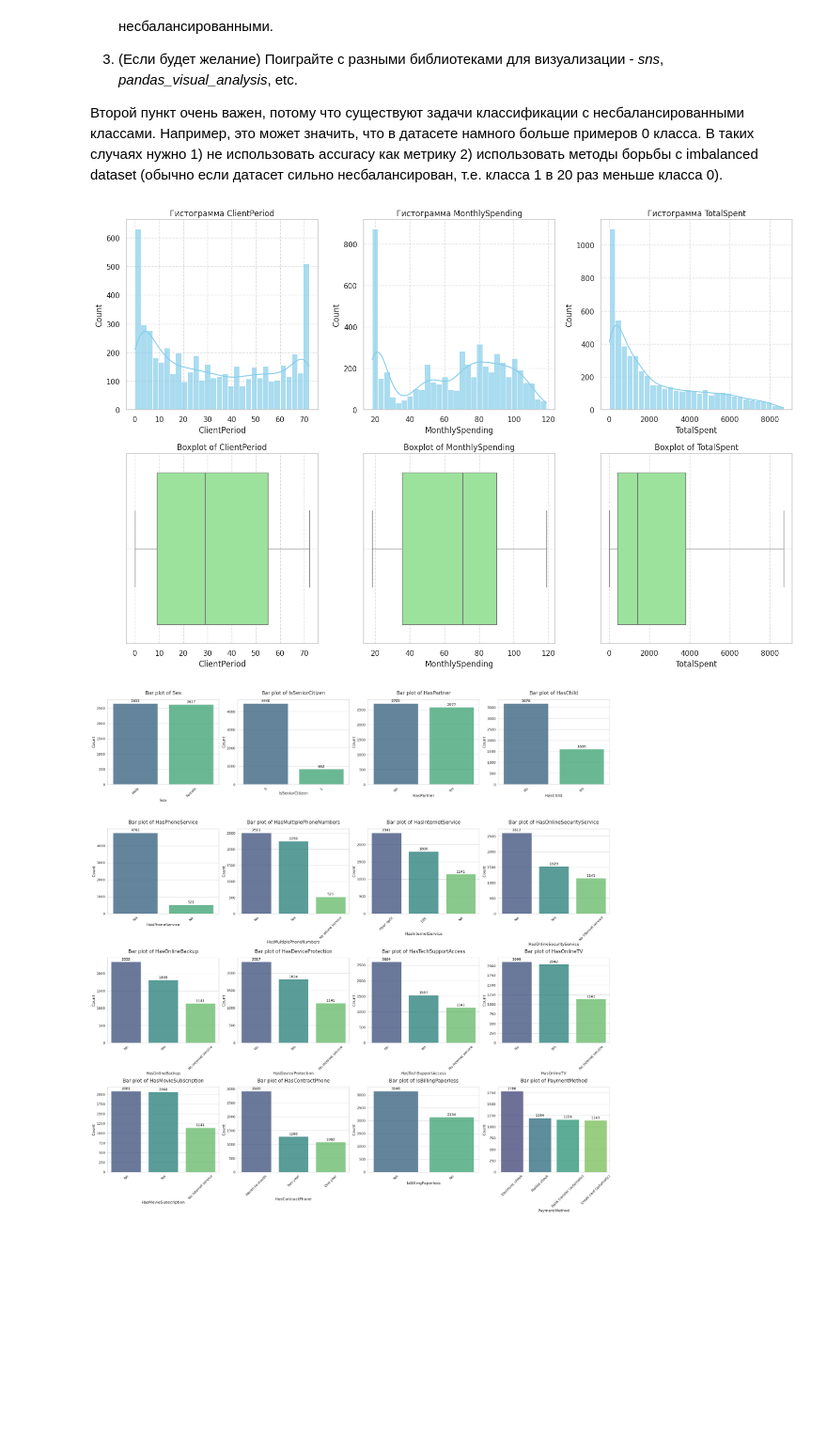
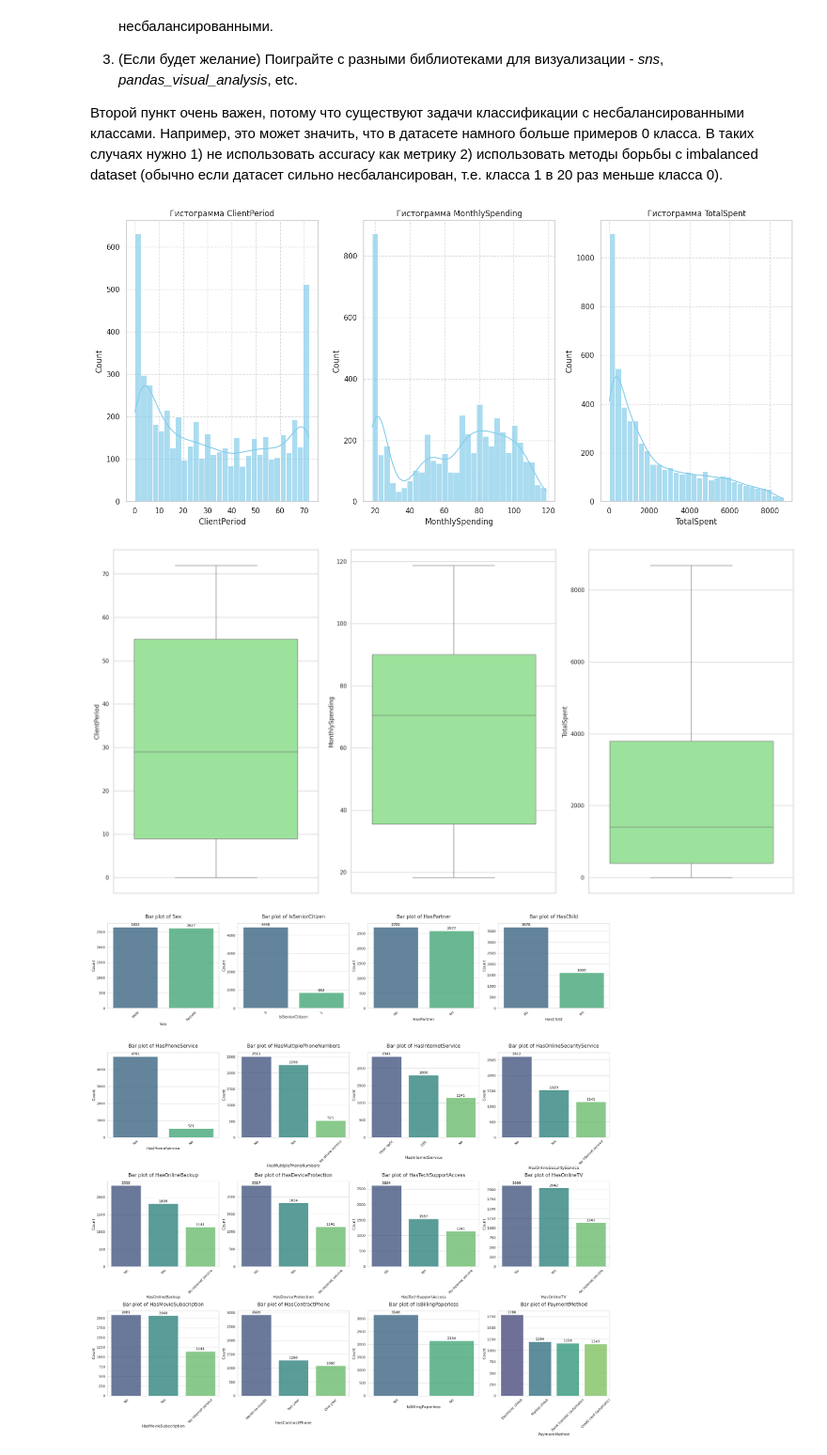
Before and after one commit to k-gorbenko/-DLS, a Jupyter notebook: week_03_composition_model_selection/Homework/hw_3_kaggle.ipynb, the cells around one changed output. Shown at 94% size. Drawn from its saved outputs; the diff is of its cells as text; code cells hidden in the pictures; blank space fills up the shorter version.

```diff
--- a/week_03_composition_model_selection/Homework/hw_3_kaggle.ipynb
+++ b/week_03_composition_model_selection/Homework/hw_3_kaggle.ipynb
@@ -197,14 +250,6 @@ dtype: int64
 3) (Если будет желание) Поиграйте с разными библиотеками для визуализации - *sns*, *pandas_visual_analysis*, etc.
 
 Второй пункт очень важен, потому что существуют задачи классификации с несбалансированными классами. Например, это может значить, что в датасете намного больше примеров 0 класса. В таких случаях нужно 1) не использовать accuracy как метрику 2) использовать методы борьбы с imbalanced dataset (обычно если датасет сильно несбалансирован, т.е. класса 1 в 20 раз меньше класса 0).
-# %%
-#поменяем тип некоторых данных
-data['TotalSpent'] = data['TotalSpent'].str.strip()
-data['TotalSpent'] = data['TotalSpent'].replace('', pd.NA)
-data['TotalSpent'] = pd.to_numeric(data['TotalSpent'], errors='coerce')
-data['TotalSpent'] = data['TotalSpent'].fillna(0)
-data['TotalSpent'] = data['TotalSpent'].astype(float)
-data['IsSeniorCitizen'] = data['IsSeniorCitizen'].astype(object)
 # %%
 #разбиваю датасет на признаки и целевую переменную
 X_data = data.drop('Churn', axis=1)
@@ -214,22 +259,35 @@ y_data = data['Churn']
 numerical_columns = X_data.select_dtypes(include=['int64', 'float64']).columns
 categorical_columns = X_data.select_dtypes(include=['object']).columns
 # %%
+#визуализируем количественные признаки
 sns.set(style="whitegrid")
 
-plt.figure(figsize=(15, 10))
+plt.figure(figsize=(15, 7))
 for i, column in enumerate(numerical_columns, 1):
-  plt.subplot(2, len(numerical_columns), i)
+  plt.subplot(1, len(numerical_columns), i)
   sns.histplot(X_data[column], bins=30, color='skyblue', kde=True, alpha=0.7)
   plt.title(f'Гистограмма {column}')
   plt.grid(True, linestyle='--', alpha=0.7)
 
-  plt.subplot(2, len(numerical_columns), i+len(numerical_columns))
-  sns.boxplot(x=X_data[column], color='lightgreen')
-  plt.title(f'Boxplot of {column}')
-  plt.grid(True, linestyle='--', alpha=0.7)
-
 plt.tight_layout()
 plt.show()
 # %% [output]
-[figure, old version]
+[figure, new version]
+# %%
+sns.set(style="whitegrid")
+
+plt.figure(figsize=(20, 10))
+for i, column in enumerate(numerical_columns, 1):
+    plt.subplot(1, len(numerical_columns), i)
+
+    sns.boxplot(
+        y=X_data[column],
+        color='lightgreen',
+        flierprops=dict(marker='o', markerfacecolor='red', markersize=8, linestyle='none')
+    )
+
+plt.tight_layout()
+plt.show()
+# %% [output]
+[figure, added]
 # %%
```
Also changed, not shown: parts of 32 cells of this notebook.
